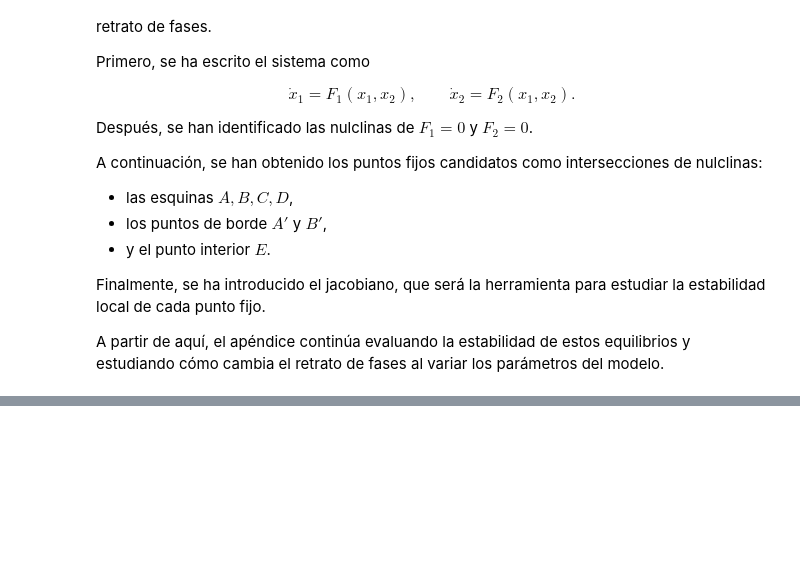
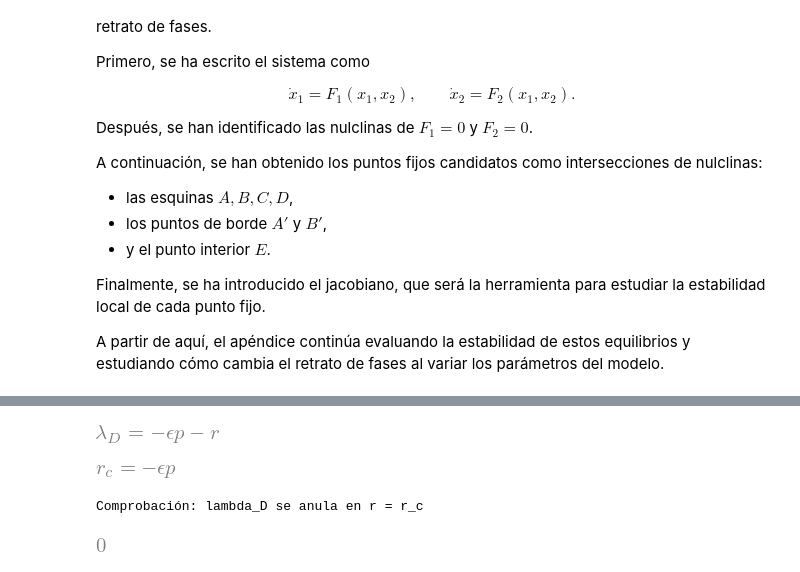
Before and after one commit to Yo5oyRuben/guerra-mafias, a Jupyter notebook: Resolucion_Analitica/Resolucion_analitica_anexo.ipynb, the cells around one changed output, grey strips where cells are left out. Cells and saved outputs as stored; diff of their text form; code cells hidden in the pictures; blank space fills up the shorter version.

```diff
--- a/Resolucion_Analitica/Resolucion_analitica_anexo.ipynb
+++ b/Resolucion_Analitica/Resolucion_analitica_anexo.ipynb
@@ -1924,0 +2094,19 @@ A partir de aquí, el apéndice continúa evaluando la estabilidad de estos equi
+# %%
+# Valor crítico r_c en el caso simétrico
+
+r_c_sym = -p*eps
+
+lambda_D_sym = -(r + p*eps)
+
+display(sp.Eq(sp.Symbol("lambda_D"), lambda_D_sym))
+display(sp.Eq(sp.Symbol("r_c"), r_c_sym))
+
+check_zero(
+    "Comprobación: lambda_D se anula en r = r_c",
+    lambda_D_sym.subs(r, r_c_sym)
+)
+# %% [output]
+[figure, added]
+[figure, added]
+Comprobación: lambda_D se anula en r = r_c
+[figure, added]
```
Also changed, not shown: parts of 36 cells of this notebook.
